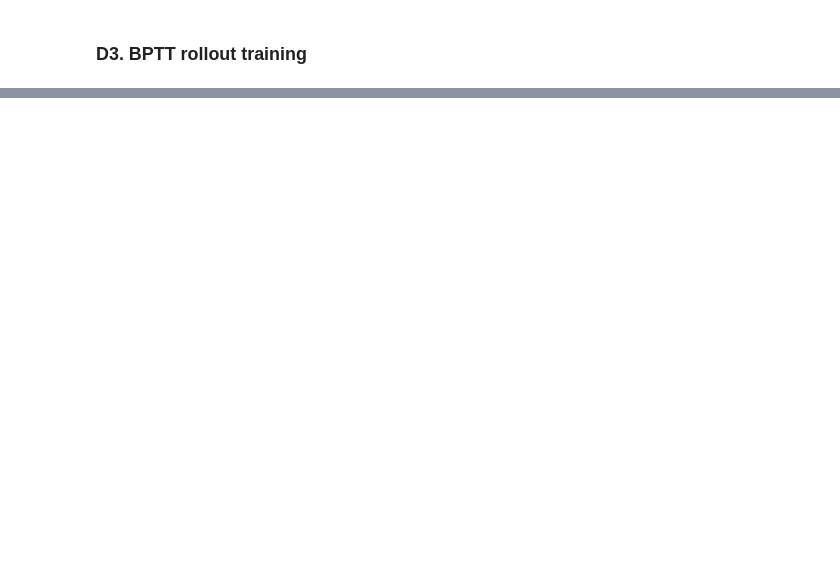
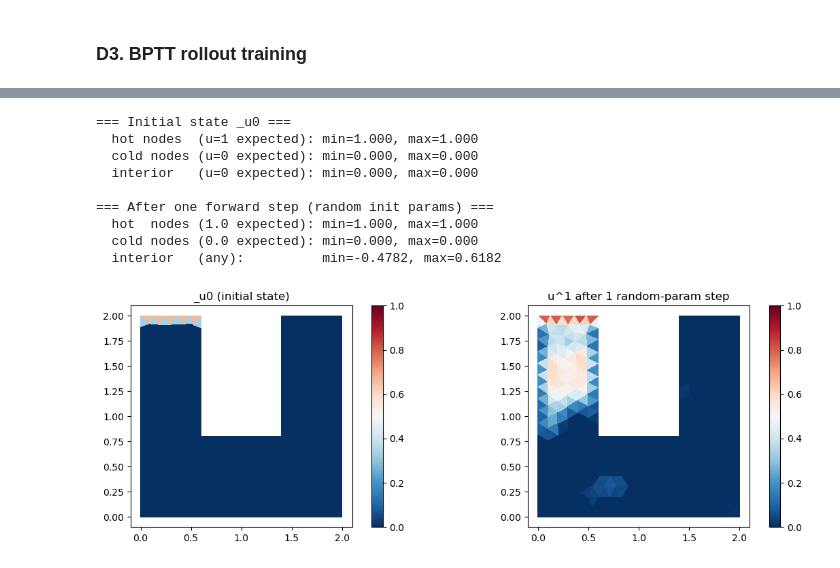
Before and after one commit to gatocor/pinn_models, a Jupyter notebook: examples/1+2D_transient_heat_u_shape_alpha_pinn.ipynb, the cells around one changed output, grey strips where cells are left out. Drawn from its saved outputs; the diff is of its cells as text; code cells hidden in the pictures; blank space fills up the shorter version.

```diff
--- a/examples/1+2D_transient_heat_u_shape_alpha_pinn.ipynb
+++ b/examples/1+2D_transient_heat_u_shape_alpha_pinn.ipynb
@@ -780,0 +778,55 @@ Stage 4/20 | Epoch 1500/10000 | Loss: 1.08e-02 | MSE Loss: 1.08e-02 | PDE: 4.61e
+# %%
+# ── Diagnostic: verify IC/BC seeding and BC enforcement through rollout ──
+import jax
+import jax.numpy as jnp
+
+# 1. Check _u0 (initial carry)
+bc_mask   = problem_d._bc_mask_np[:, 0].astype(bool)
+bc_values = problem_d._bc_values_np[:, 0]
+ic_values = problem_d._ic_values_np[:, 0]
+_u0 = np.where(bc_mask, bc_values, ic_values)
+
+print("=== Initial state _u0 ===")
+print(f"  hot nodes  (u=1 expected): min={_u0[is_hot].min():.3f}, max={_u0[is_hot].max():.3f}")
+print(f"  cold nodes (u=0 expected): min={_u0[is_boundary & ~is_hot].min():.3f}, max={_u0[is_boundary & ~is_hot].max():.3f}")
+interior_mask = ~is_boundary
+print(f"  interior   (u=0 expected): min={_u0[interior_mask].min():.3f}, max={_u0[interior_mask].max():.3f}")
+
+# 2. One manual forward step with random params
+rng  = jax.random.PRNGKey(0)
+params_d = net_d.init(rng)
+
+pdict_step0 = {
+    "fixed":    {"kappa": float(KAPPA), "u_prev_nodes": jnp.array(_u0)},
+    "internal": {"u_prev": jnp.array(_u0), "grad_u_prev": jnp.zeros((len(_u0), 2)), "dt": jnp.float32(problem_d.domain.dt)},
+}
+mesh_jnp = jnp.array(verts, dtype=jnp.float32)
+u_step1 = net_d.apply(params_d, mesh_jnp, pdict_step0)[:, 0]
+
+print("\n=== After one forward step (random init params) ===")
+print(f"  hot  nodes (1.0 expected): min={float(u_step1[is_hot].min()):.3f}, max={float(u_step1[is_hot].max()):.3f}")
+print(f"  cold nodes (0.0 expected): min={float(u_step1[is_boundary & ~is_hot].min()):.3f}, max={float(u_step1[is_boundary & ~is_hot].max()):.3f}")
+print(f"  interior   (any):          min={float(u_step1[interior_mask].min()):.4f}, max={float(u_step1[interior_mask].max()):.4f}")
+
+# 3. Plot initial state vs step-1
+fig, axes = plt.subplots(1, 2, figsize=(12, 4))
+for ax_i, (vals_plot, title) in enumerate(zip(
+    [_u0, np.array(u_step1)],
+    ["_u0 (initial state)", "u^1 after 1 random-param step"],
+)):
+    ax = axes[ax_i]
+    tc = ax.tripcolor(tri_vis, vals_plot, cmap='RdBu_r', vmin=0, vmax=1)
+    ax.set_aspect('equal'); ax.set_title(title)
+    plt.colorbar(tc, ax=ax)
+plt.tight_layout(); plt.show()
+# %% [output]
+=== Initial state _u0 ===
+  hot nodes  (u=1 expected): min=1.000, max=1.000
+  cold nodes (u=0 expected): min=0.000, max=0.000
+  interior   (u=0 expected): min=0.000, max=0.000
+
+=== After one forward step (random init params) ===
+  hot  nodes (1.0 expected): min=1.000, max=1.000
+  cold nodes (0.0 expected): min=0.000, max=0.000
+  interior   (any):          min=-0.4782, max=0.6182
+[figure, added]
```
Also changed, not shown: parts of 5 cells of this notebook, 3 other files.
